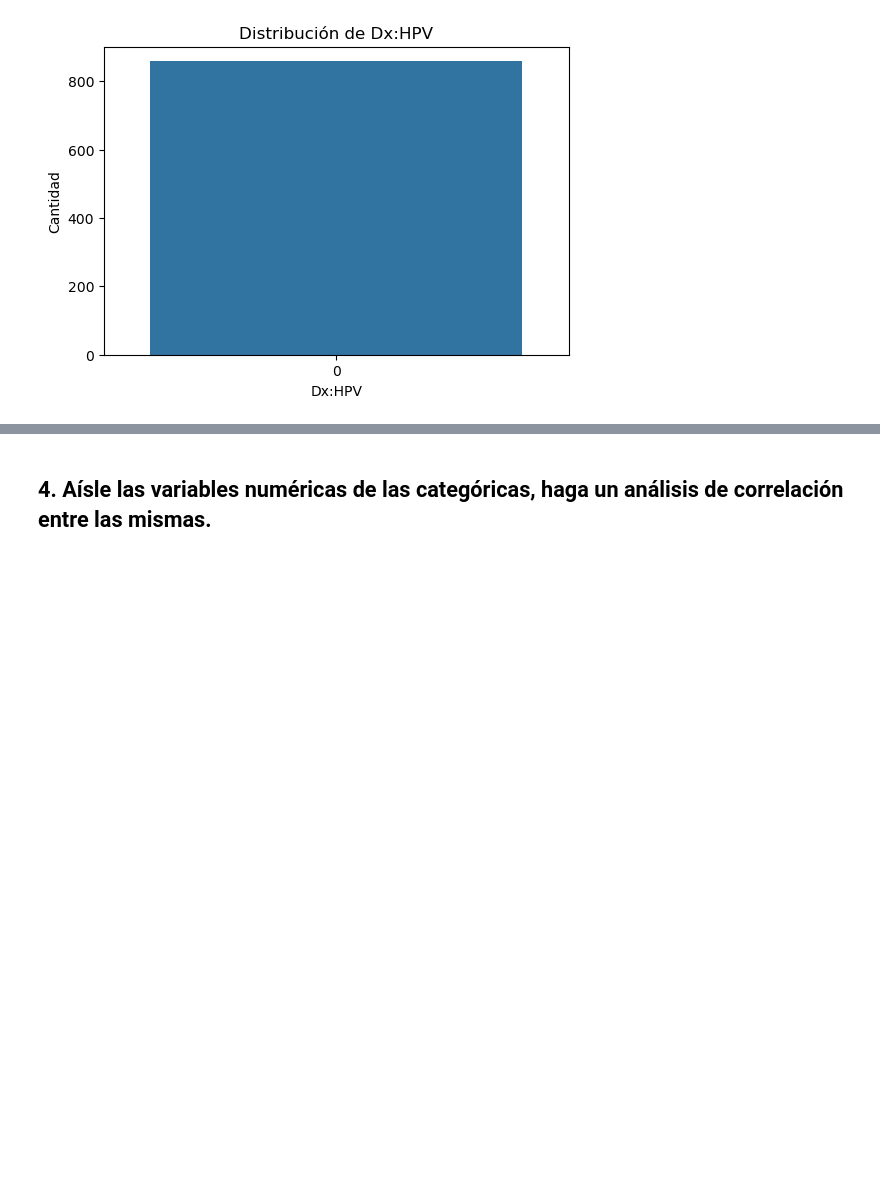
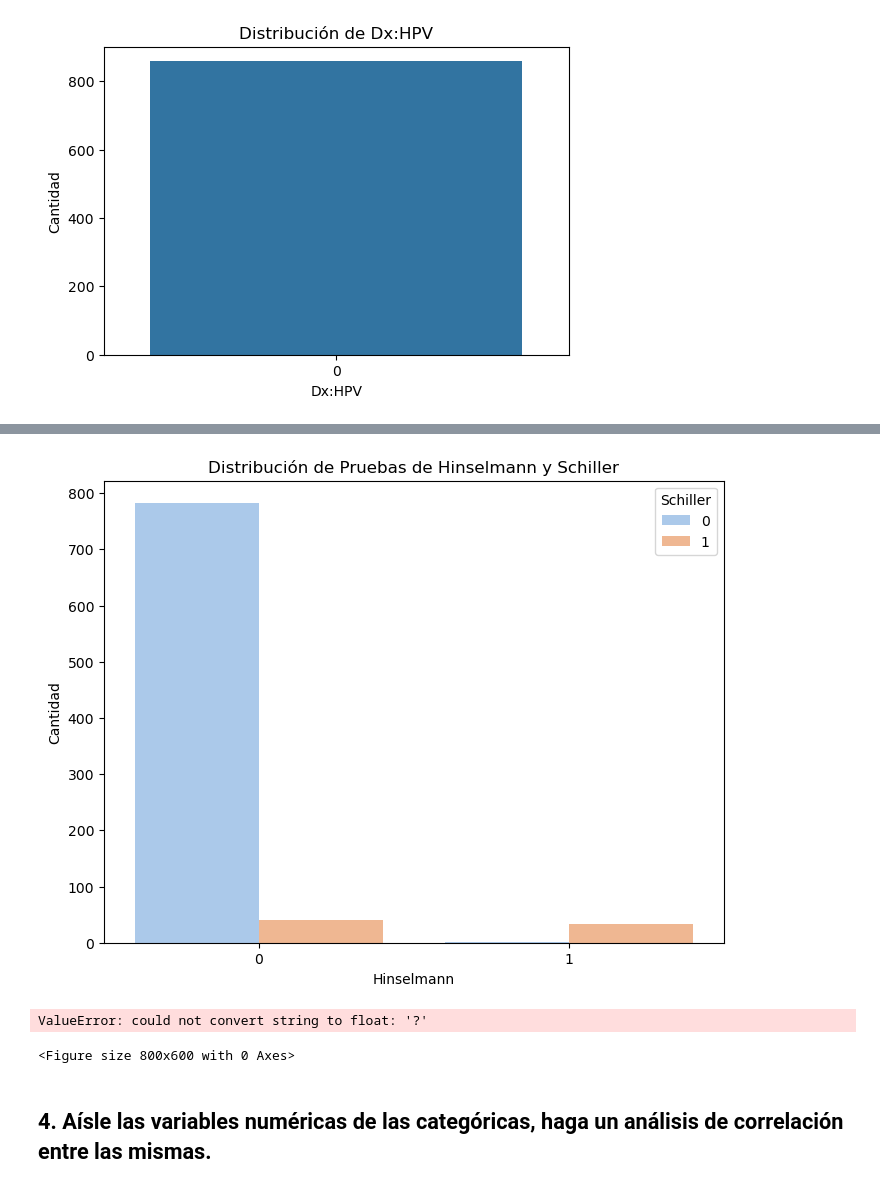
Before and after one commit to fredyvelasquezgt/Lab-1-DS, a Jupyter notebook: test.ipynb, the cells around one changed output, grey strips where cells are left out. Saved outputs shown, nothing was run; the diff lists cells and outputs as text; code cells hidden in the pictures; blank space fills up the shorter version.

```diff
--- a/test.ipynb
+++ b/test.ipynb
@@ -156,3 +196,34 @@ for column in categorical_columns:
+# %%
+import pandas as pd
+import matplotlib.pyplot as plt
+import seaborn as sns
+# Gráfico de barras agrupadas para 'Hinselmann', 'Schiller' y 'Citology'
+plt.figure(figsize=(8, 6))
+sns.countplot(data=df, x='Hinselmann', hue='Schiller', palette='pastel')
+plt.title('Distribución de Pruebas de Hinselmann y Schiller')
+plt.xlabel('Hinselmann')
+plt.ylabel('Cantidad')
+plt.show()
+# %% [output]
+[figure, added]
+# %%
+import pandas as pd
+import matplotlib.pyplot as plt
+import seaborn as sns
+
+# Cargar los datos desde el archivo CSV
+df = pd.read_csv('data.csv')
+
+# Gráfico de conteo para 'Hormonal Contraceptives (years)'
+plt.figure(figsize=(8, 6))
+sns.countplot(df['Hormonal Contraceptives (years)'])
+plt.title('Distribución del Uso de Anticonceptivos Hormonales (años)')
+plt.xlabel('Anticonceptivos Hormonales (años)')
+plt.ylabel('Cantidad')
+plt.show()
+# %% [output]
+ValueError: could not convert string to float: '?'
+<Figure size 800x600 with 0 Axes>
 # %% [markdown]
 ## 4. Aísle las variables numéricas de las categóricas, haga un análisis de correlación entre las mismas.
 # %%
```
Also changed, not shown: parts of 2 cells of this notebook.
